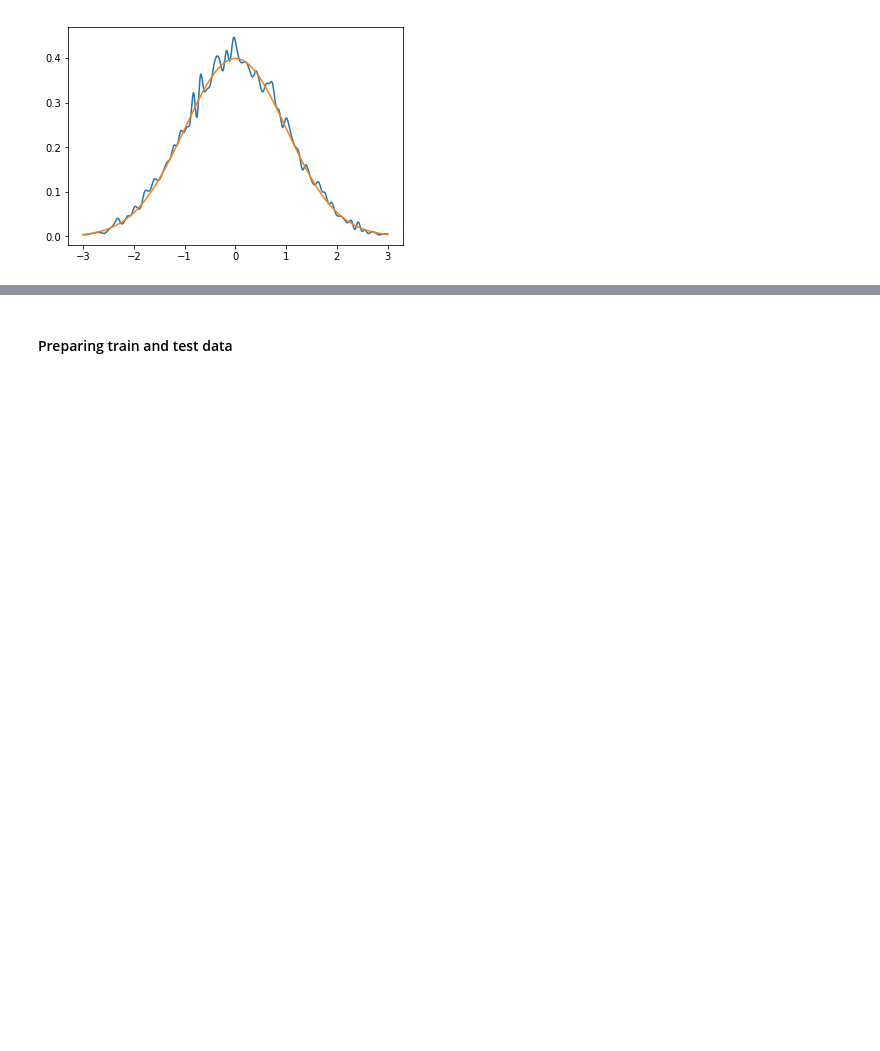
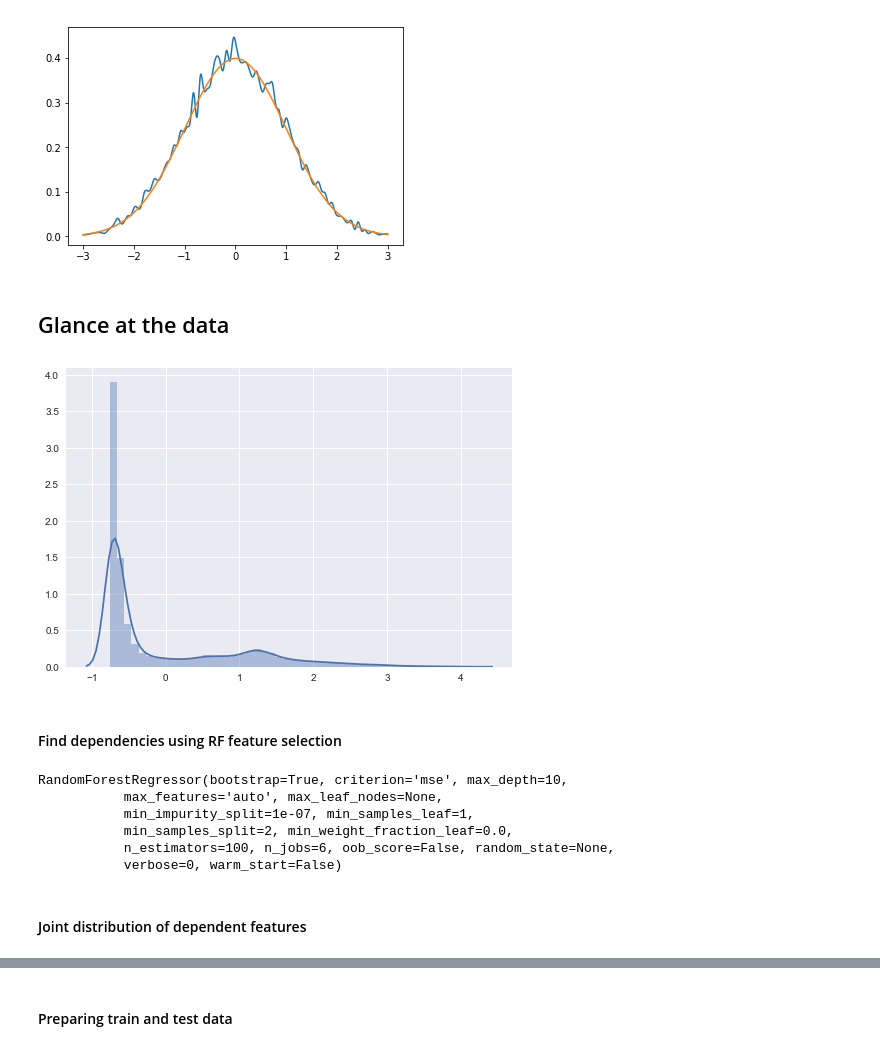
Before and after one commit to javlon/MLP17, a Jupyter notebook: main.ipynb, the cells around one changed output, grey strips where cells are left out. Cells and saved outputs as stored; diff of their text form; code cells hidden in the pictures; blank space fills up the shorter version.

Commit message:
new section glance at the data

```diff
--- a/main.ipynb
+++ b/main.ipynb
@@ -102,3 +102,23 @@ plotDensity(bad)
 # %% [output]
 0.208545635784
 [figure]
+# %% [markdown]
+## Glance at the data
+# %%
+sns.distplot(data.T[1])
+plt.show()
+# %% [output]
+[figure, added]
+# %% [markdown]
+#### Find dependencies using RF feature selection
+# %%
+first_label = 970
+reg = ens.RandomForestRegressor(100, max_depth= 10, n_jobs=6)
+reg.fit(data[:, :first_label], data[:, first_label])
+# %% [output]
+RandomForestRegressor(bootstrap=True, criterion='mse', max_depth=10,
+           max_features='auto', max_leaf_nodes=None,
+           min_impurity_split=1e-07, min_samples_leaf=1,
+           min_samples_split=2, min_weight_fraction_leaf=0.0,
+           n_estimators=100, n_jobs=6, oob_score=False, random_state=None,
+           verbose=0, warm_start=False)
@@ -104,0 +127,2 @@ plotDensity(bad)
+# %% [markdown]
+#### Joint distribution of dependent features
```
Also changed, not shown: parts of 7 cells of this notebook.
